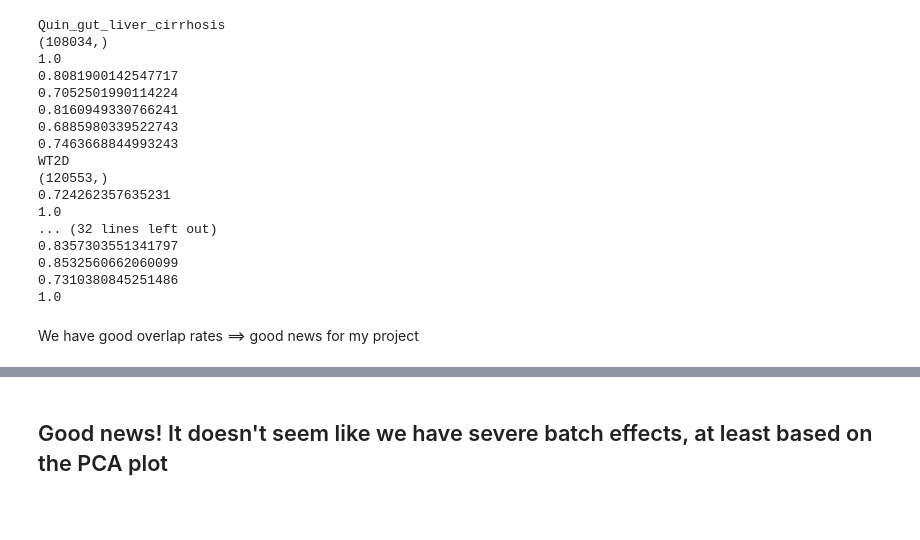
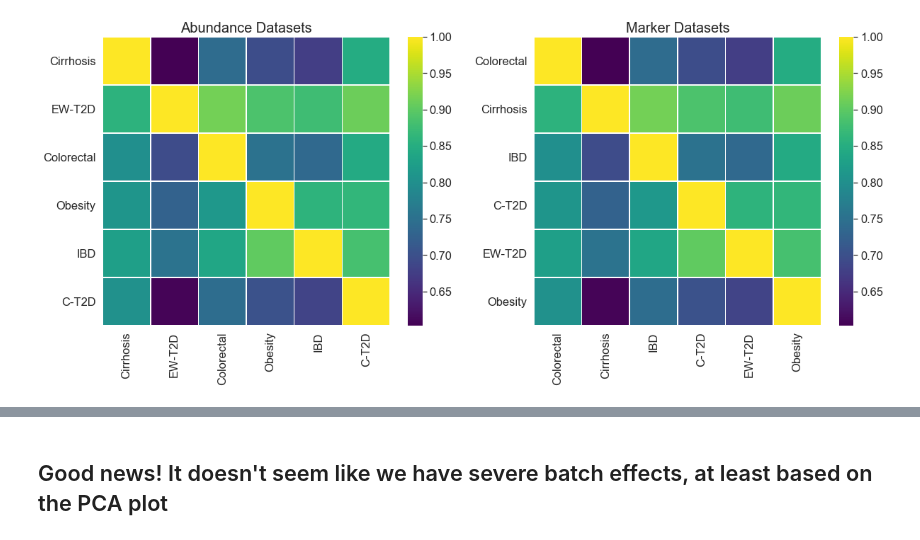
Before and after one commit to gaustin15/Microb_Transer_Learning, a Jupyter notebook: EDA.ipynb, the cells around one changed output, grey strips where cells are left out. Cells and saved outputs as stored; diff of their text form; code cells hidden in the pictures; blank space fills up the shorter version.

Commit message:
have midway report finished

```diff
--- a/EDA.ipynb
+++ b/EDA.ipynb
@@ -38,4 +8,0 @@ for file in os.listdir('data/marker/'):
-# %%
-df = dfs[0]
-cols = []
-[cols.append( df.columns[df.columns.str.contains('k__')] ) for df in dfs]
@@ -115,26 +8,0 @@ WT2D
-# %%
-for i in range(len(marker_cols)):
-    print(dfs[i].index[0])
-    print(marker_cols[i].shape)
-    for j in range(0, len(marker_cols)):
-            print(sum(marker_cols[i].isin(marker_cols[j]))/marker_cols[i].shape[0])
-# %% [output]
-Quin_gut_liver_cirrhosis
-(108034,)
-1.0
-0.8081900142547717
-0.7052501990114224
-0.8160949330766241
-0.6885980339522743
-0.7463668844993243
-WT2D
-(120553,)
-0.724262357635231
-1.0
-... (32 lines left out)
-0.8357303551341797
-0.8532560662060099
-0.7310380845251486
-1.0
-# %% [markdown]
-We have good overlap rates ==> good news for my project
@@ -142,0 +16,41 @@ We have good overlap rates ==> good news for my project
+# %%
+#exploring overlap between datasets
+cols = []
+[cols.append( df.columns[df.columns.str.contains('k__')] ) for df in dfs]
+abundance_overlaps=np.zeros((len(cols), len(cols)))
+for i in range(len(cols)):
+    for j in range(0, len(cols)):
+            abundance_overlaps[i,j]=(sum(cols[i].isin(cols[j]))/cols[i].shape[0])
+
+fig, axis = plt.subplots(1, 2, figsize = (20, 7.5))
+
+ax = sns.heatmap(abundance_overlaps,
+                 linewidth=0.5,
+                 yticklabels=['Cirrhosis','EW-T2D','Colorectal', 'Obesity','IBD', 'C-T2D'],
+                 xticklabels=['Cirrhosis','EW-T2D','Colorectal', 'Obesity','IBD', 'C-T2D'],
+                 cmap='viridis',
+                 ax=axis[0])
+axis[0].set_title('Abundance Datasets', size=20)
+
+
+marker_cols = []
+[marker_cols.append( df.columns[df.columns.str.contains('gi[|]')] ) for df in markers]
+abundance_overlaps=np.zeros((len(cols), len(cols)))
+for i in range(len(cols)):
+    for j in range(0, len(cols)):
+            abundance_overlaps[i,j]=(sum(cols[i].isin(cols[j]))/cols[i].shape[0])
+
+
+ax = sns.heatmap(abundance_overlaps,
+                 linewidth=0.5,
+                 yticklabels=['Colorectal','Cirrhosis','IBD','C-T2D','EW-T2D','Obesity'],
+                 xticklabels=['Colorectal','Cirrhosis','IBD','C-T2D','EW-T2D','Obesity'],
+                 cmap='viridis',
+                 ax=axis[1])
+axis[1].set_title('Marker Datasets', size=20)
+#plt.suptitle('Exploring Taxa Overlap Across Datasets')
+
+plt.savefig('figures/overlap_heatmap.png')
+plt.show()
+# %% [output]
+[figure, added]
```
Also changed, not shown: parts of 43 cells of this notebook, 14 other files.
